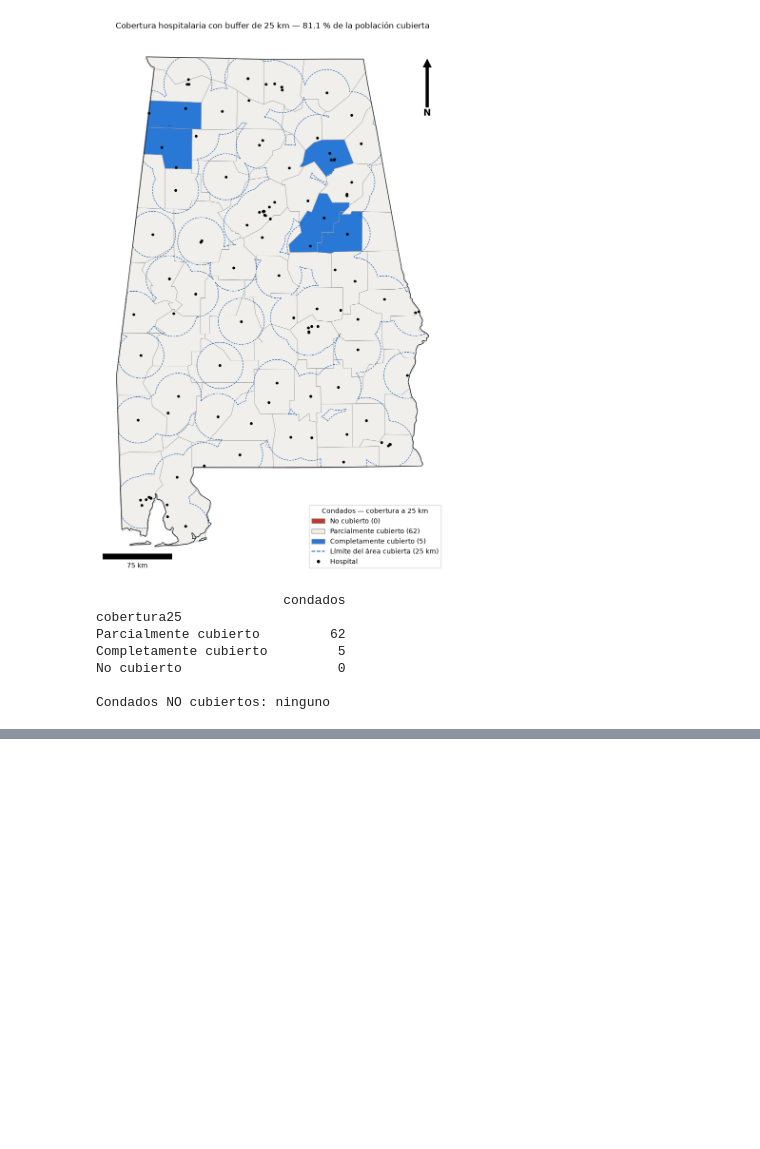
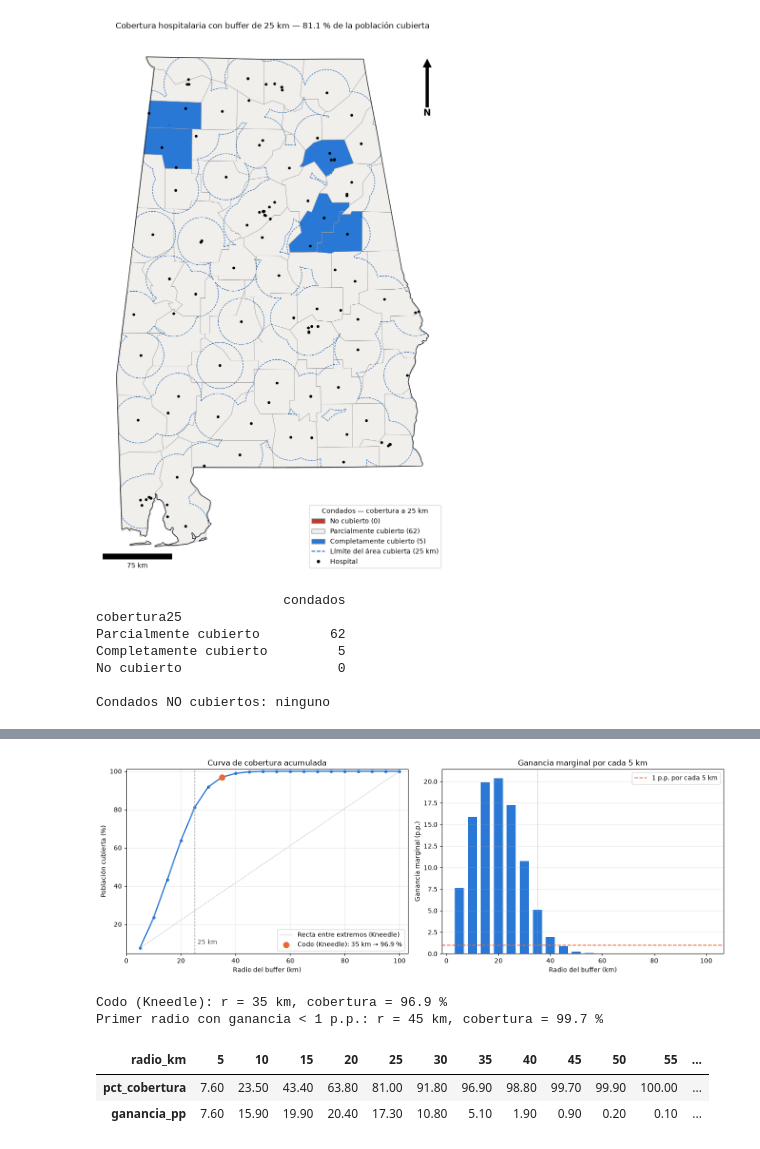
Before and after one commit to Branuvg/lab5_modsim, a Jupyter notebook: lab5.ipynb, the cells around one changed output, grey strips where cells are left out. Cells and saved outputs as stored; diff of their text form; code cells hidden in the pictures; blank space fills up the shorter version.

Commit message:
Task 2.1: distancia al hospital mas cercano y curva de cobertura

```diff
--- a/lab5.ipynb
+++ b/lab5.ipynb
@@ -456,0 +496,9 @@ Condados NO cubiertos: ninguno
+# %%
+hosp_all_p = hosp.to_crs(CRS_PROJ)
+d_all, j_all = cKDTree(np.column_stack([hosp_all_p.geometry.x, hosp_all_p.geometry.y])).query(
+    np.column_stack([cent.x, cent.y]))
+cty_p["dist_km_todos"] = d_all / 1000
+cty_p["estado_cercano_todos"] = hosp_all_p["estado"].values[j_all]
+borde = cty_p.loc[far10.index, ["nombre", "dist_km", "dist_km_todos", "estado_cercano_todos"]].reset_index(drop=True)
+borde.index += 1
+borde
@@ -456,0 +526,41 @@ Condados NO cubiertos: ninguno
+# %%
+radii = np.arange(5, 101, 5)
+curve = np.array([100 * (cty_p["poblacion"] * frac_covered(unary_union(hosp_p.geometry.buffer(r * 1000).values))).sum()
+                  / P_TOTAL for r in radii])
+marg = np.diff(np.concatenate([[0], curve]))
+
+xn = (radii - radii.min()) / (radii.max() - radii.min())
+yn = (curve - curve.min()) / (curve.max() - curve.min())
+r_knee = radii[np.argmax(yn - xn)]
+c_knee = curve[radii == r_knee].item()
+r_1pp = radii[np.argmax(marg < 1)]
+
+fig, (a1, a2) = plt.subplots(1, 2, figsize=(14, 5))
+a1.plot(radii, curve, color=CAT[0], lw=2, marker="o", markersize=4)
+a1.plot([radii[0], radii[-1]], [curve[0], curve[-1]], color="#9a9a9a", lw=1, ls=":", label="Recta entre extremos (Kneedle)")
+a1.scatter([r_knee], [c_knee], color=CAT[1], s=80, zorder=3, label=f"Codo (Kneedle): {r_knee} km → {c_knee:.1f} %")
+a1.axvline(R_MAP, color="#9a9a9a", lw=1, ls="--")
+a1.text(R_MAP + 1, curve.min() + 2, f"{R_MAP} km", color="#52514e")
+a1.set(xlabel="Radio del buffer (km)", ylabel="Población cubierta (%)", title="Curva de cobertura acumulada",
+       xlim=(0, 103), ylim=(curve.min() - 3, 101))
+a1.grid(alpha=0.3)
+a1.legend(loc="lower right")
+a2.bar(radii, marg, color=CAT[0], width=3.5)
+a2.axhline(1, color=CAT[1], lw=1.5, ls="--", label="1 p.p. por cada 5 km")
+a2.axvline(r_knee, color="#9a9a9a", lw=1, ls=":")
+a2.set(xlabel="Radio del buffer (km)", ylabel="Ganancia marginal (p.p.)", title="Ganancia marginal por cada 5 km")
+a2.grid(alpha=0.3, axis="y")
+a2.legend()
+plt.tight_layout()
+plt.show()
+
+print(f"Codo (Kneedle): r = {r_knee} km, cobertura = {c_knee:.1f} %")
+print(f"Primer radio con ganancia < 1 p.p.: r = {r_1pp} km, cobertura = {curve[radii == r_1pp].item():.1f} %")
+pd.DataFrame({"radio_km": radii, "pct_cobertura": curve, "ganancia_pp": marg}).set_index("radio_km").T.round(1)
+# %% [output]
+[figure, added]
+Codo (Kneedle): r = 35 km, cobertura = 96.9 %
+Primer radio con ganancia < 1 p.p.: r = 45 km, cobertura = 99.7 %
+| radio_km | 5 | 10 | 15 | 20 | 25 | 30 | 35 | 40 | 45 | 50 | 55 | ... |
+| pct_cobertura | 7.60 | 23.50 | 43.40 | 63.80 | 81.00 | 91.80 | 96.90 | 98.80 | 99.70 | 99.90 | 100.00 | ... |
+| ganancia_pp | 7.60 | 15.90 | 19.90 | 20.40 | 17.30 | 10.80 | 5.10 | 1.90 | 0.90 | 0.20 | 0.10 | ... |
```
Also changed, not shown: parts of 7 cells of this notebook.
